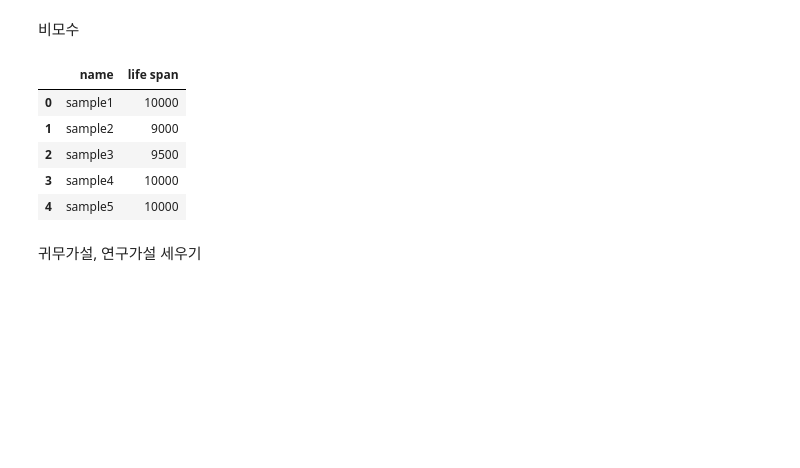
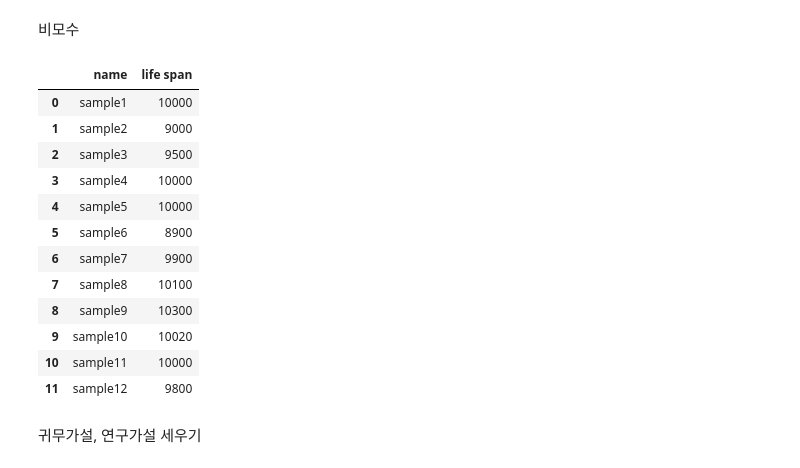
Before and after one commit to parkchansaem/ADP_Test, a Jupyter notebook: 0316.ipynb, the cells around one changed output. Cells and saved outputs as stored; diff of their text form; code cells hidden in the pictures; blank space fills up the shorter version.

```diff
--- a/0316.ipynb
+++ b/0316.ipynb
@@ -305,14 +315,21 @@ Warnings:
 # %%
 import pandas as pd
 df =pd.read_csv('https://raw.githubusercontent.com/Datamanim/datarepo/main/adp/23/problem2.csv')
-df.head()
+df
 # %% [output]
 |  | name | life span |
 | 0 | sample1 | 10000 |
 | 1 | sample2 | 9000 |
 | 2 | sample3 | 9500 |
 | 3 | sample4 | 10000 |
 | 4 | sample5 | 10000 |
+| 5 | sample6 | 8900 |
+| 6 | sample7 | 9900 |
+| 7 | sample8 | 10100 |
+| 8 | sample9 | 10300 |
+| 9 | sample10 | 10020 |
+| 10 | sample11 | 10000 |
+| 11 | sample12 | 9800 |
 # %% [markdown]
 귀무가설, 연구가설 세우기
 # %%
```
Also changed, not shown: parts of 1 cell of this notebook, 3 other files.
